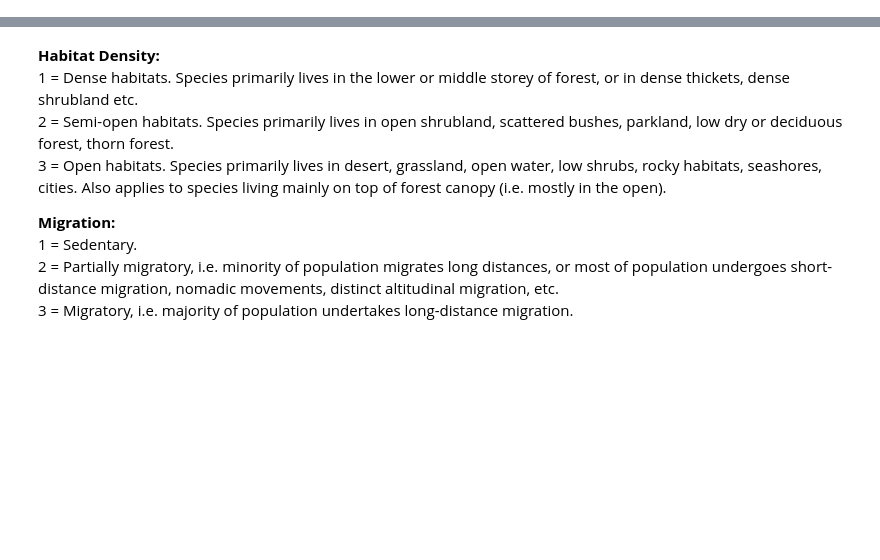
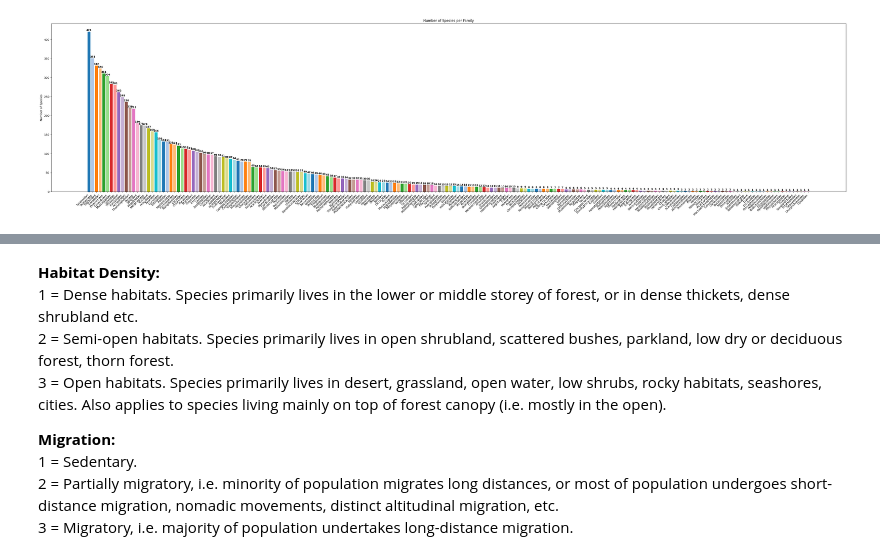
Before and after one commit to dipto8103/Bird_Evolution, a Jupyter notebook: Datasets/EDA/EBird.ipynb, the cells around one changed output, grey strips where cells are left out. Drawn from its saved outputs; the diff is of its cells as text; code cells hidden in the pictures; blank space fills up the shorter version.

```diff
--- a/Datasets/EDA/EBird.ipynb
+++ b/Datasets/EDA/EBird.ipynb
@@ -5,7 +5,7 @@ import pandas as pd
 import itertools
 import seaborn as sns
 # %%
-file_path = 'C:\\Users\\Mahika\\Desktop\\NMIMS\\Sem 7\\RL\\project\\ELEData\\ELEData\\TraitData\\AVONET3_EBird.xlsx'
+file_path = r'D:\SEM 7\ReinforcementLearning_MegaProject\Datasets\ELEData\ELEData\TraitData\AVONET3_BirdTree.xlsx'
 df = pd.read_excel(file_path, sheet_name='AVONET3_BirdTree')
 df.head()
 # %% [output]
@@ -49,29 +80,31 @@ plt.show()
 # %%
 species_per_family = df.groupby('Family3')['Species3'].nunique().sort_values(ascending=False)
 
 colors = plt.cm.tab20.colors
 if len(species_per_family) > 20:
     colors = list(itertools.islice(itertools.cycle(colors), len(species_per_family)))
 
-plt.figure(figsize=(14, 6))
+plt.figure(figsize=(40, 10))
 bars = plt.bar(species_per_family.index, species_per_family.values, color=colors)
 
 for bar in bars:
     height = bar.get_height()
     plt.text(
         bar.get_x() + bar.get_width() / 2,
         height,
         f'{int(height)}',
         ha='center',
         va='bottom',
         fontsize=9,
         fontweight='bold'
     )
 
 plt.ylabel('Number of Species')
 plt.title('Number of Species per Family')
 plt.xticks(rotation=45, ha='right')
 plt.tight_layout()
 plt.show()
+# %% [output]
+[figure, added]
 # %%
 df.columns
```
Also changed, not shown: parts of 9 cells of this notebook, 2 other files.
